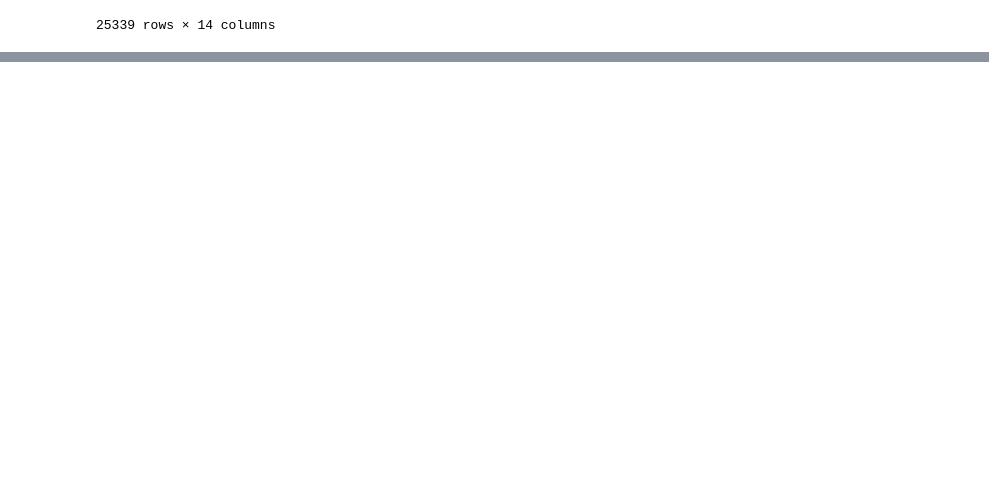
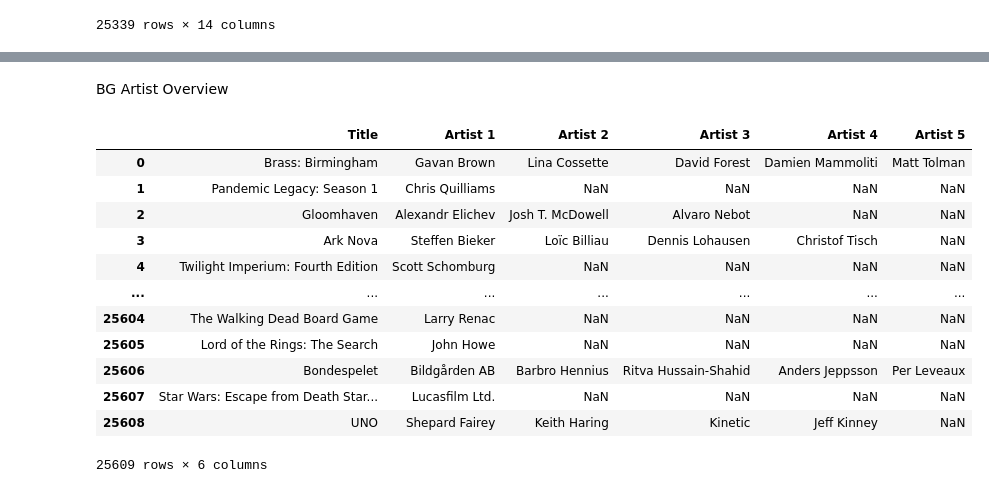
Before and after one commit to JEmmonsJR/BoardGameGeekAPI, a Jupyter notebook: scripts/intialscript.ipynb, the cells around one changed output, grey strips where cells are left out. Saved outputs shown, nothing was run; the diff lists cells and outputs as text; code cells hidden in the pictures; blank space fills up the shorter version.

```diff
--- a/scripts/intialscript.ipynb
+++ b/scripts/intialscript.ipynb
@@ -97,0 +110,18 @@ bg_info
+# %% [markdown]
+BG Artist Overview
+# %%
+bg_artists
+# %% [output]
+|  | Title | Artist 1 | Artist 2 | Artist 3 | Artist 4 | Artist 5 |
+| 0 | Brass: Birmingham | Gavan Brown | Lina Cossette | David Forest | Damien Mammoliti | Matt Tolman |
+| 1 | Pandemic Legacy: Season 1 | Chris Quilliams | NaN | NaN | NaN | NaN |
+| 2 | Gloomhaven | Alexandr Elichev | Josh T. McDowell | Alvaro Nebot | NaN | NaN |
+| 3 | Ark Nova | Steffen Bieker | Loïc Billiau | Dennis Lohausen | Christof Tisch | NaN |
+| 4 | Twilight Imperium: Fourth Edition | Scott Schomburg | NaN | NaN | NaN | NaN |
+| ... | ... | ... | ... | ... | ... | ... |
+| 25604 | The Walking Dead Board Game | Larry Renac | NaN | NaN | NaN | NaN |
+| 25605 | Lord of the Rings: The Search | John Howe | NaN | NaN | NaN | NaN |
+| 25606 | Bondespelet | Bildgården AB | Barbro Hennius | Ritva Hussain-Shahid | Anders Jeppsson | Per Leveaux |
+| 25607 | Star Wars: Escape from Death Star... | Lucasfilm Ltd. | NaN | NaN | NaN | NaN |
+| 25608 | UNO | Shepard Fairey | Keith Haring | Kinetic | Jeff Kinney | NaN |
+25609 rows × 6 columns
```
Also changed, not shown: parts of 8 cells of this notebook.
